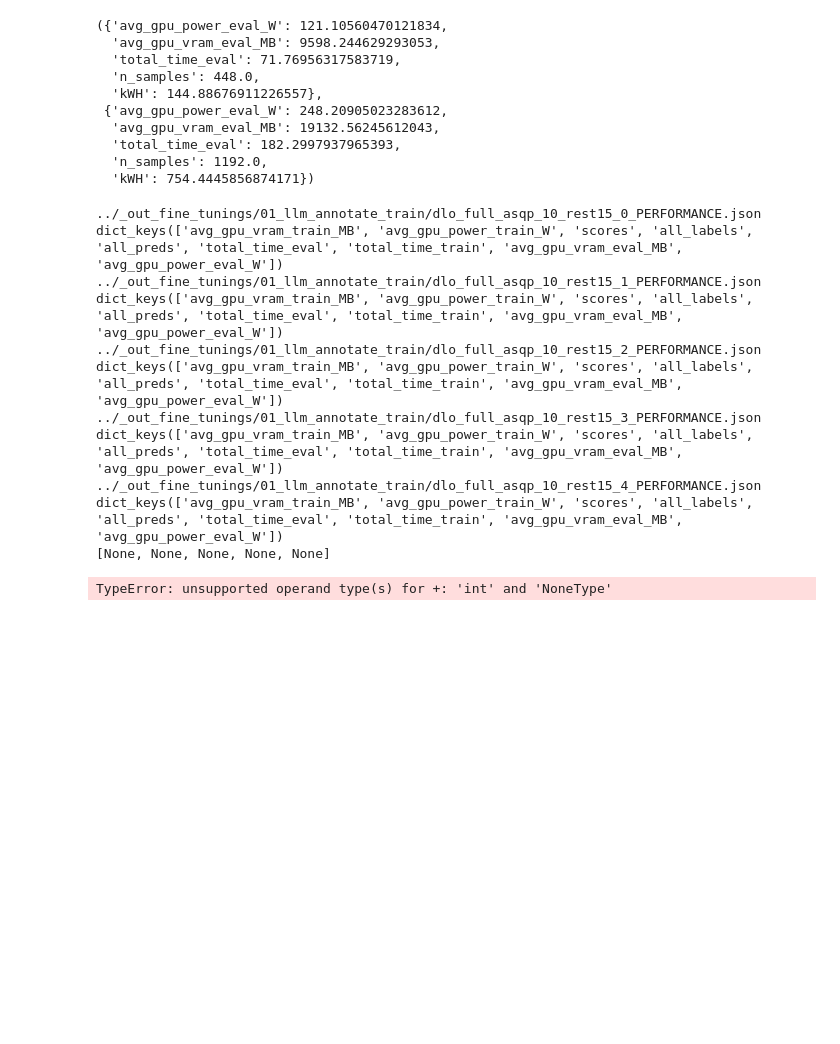
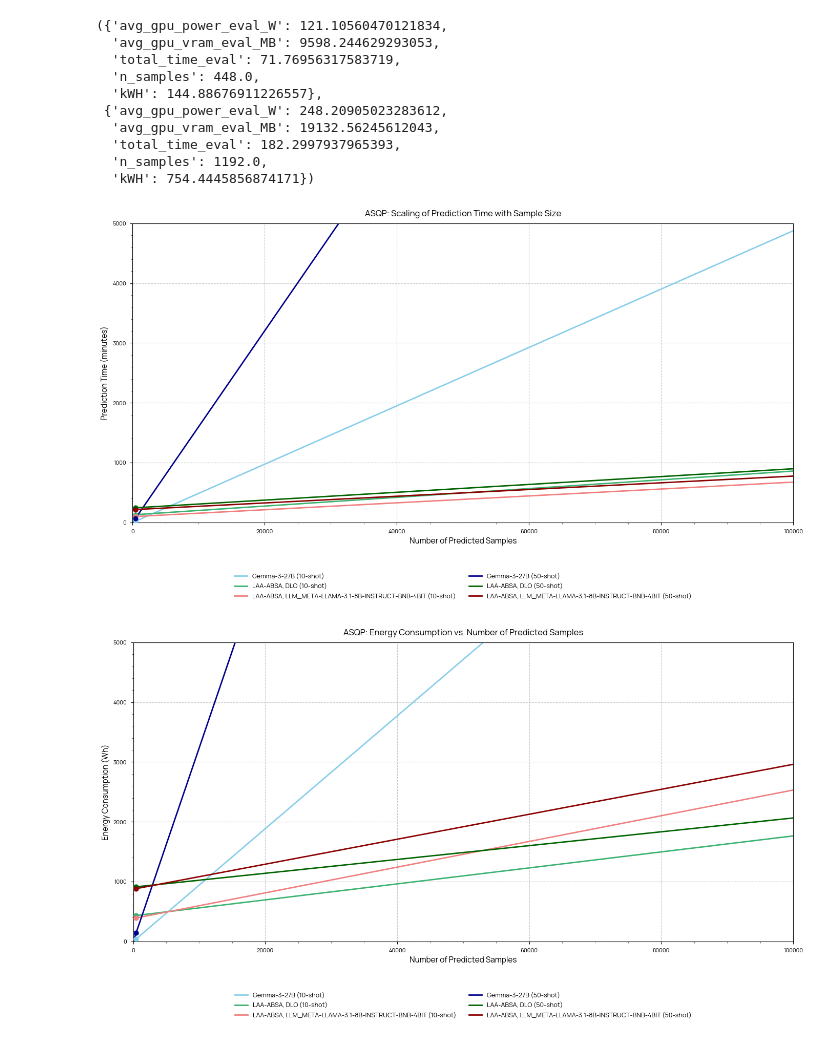
Before and after one commit to NilsHellwig/LA-ABSA, a Jupyter notebook: plots/02_memory_usage_analysis.ipynb, the cells around one changed output. Cells and saved outputs as stored; diff of their text form; code cells hidden in the pictures; blank space fills up the shorter version.

```diff
--- a/plots/02_memory_usage_analysis.ipynb
+++ b/plots/02_memory_usage_analysis.ipynb
@@ -118,7 +115,7 @@ def draw_plot(title_x, title_y, plot_title, data=[], maximum_y=1000, maximum_x=1
     plt.rcParams['font.sans-serif'] = prop.get_name()
     plt.style.use('seaborn-v0_8-paper')
 
-    plt.figure(figsize=(6, 4), dpi=100)
+    plt.figure(figsize=(14, 8), dpi=100)
 
     for d in data:
         x = np.array(d["x"])
@@ -127,7 +124,7 @@ def draw_plot(title_x, title_y, plot_title, data=[], maximum_y=1000, maximum_x=1
         plt.scatter([x[-1]], [y[-1]], color=d["line_color"], s=50, zorder=5)
 
         if x[1] > x[0]:
-          N_TIMES_SCALE = 200
+          N_TIMES_SCALE = 1000
           x[1] = x[1] * N_TIMES_SCALE
           y[1] = y[1] + (y[1] - y[0]) * (N_TIMES_SCALE-1)
 
@@ -238,8 +235,8 @@ for task in ["asqp", "tasd"]:
         "Prediction Time (minutes)",
         f"{task.upper()}: Scaling of Prediction Time with Sample Size",
         plot_data,
-        maximum_y=2000,
-        maximum_x=50000,
+        maximum_y=5000,
+        maximum_x=100000,
     )
 
     # Draw energy consumption plot
@@ -248,44 +245,34 @@ for task in ["asqp", "tasd"]:
         if "annotate" not in config["scores"]:
             # Standard prompting
             plot_data.append({
                 "x": [0, config["scores"]["n_samples"]],
                 "y": [0, config["scores"]["kWH"]],
                 "legend_title_line": config["label"],
                 "line_color": config["color"],
             })
         else:
             # LAAA methods
             annotate = config["scores"]["annotate"]
             method = config["scores"]["method"]
 
             plot_data.append({
                 "x": [0, method["n_samples_test"]],
                 "y": [
                     annotate["kWH"] + method["kWH_train"],
                     annotate["kWH"] + method["kWH_train"] + method["kWH_eval"],
                 ],
                 "legend_title_line": config["label"],
                 "line_color": config["color"],
             })
 
     draw_plot(
         "Number of Predicted Samples",
         "Energy Consumption (Wh)",
         f"{task.upper()}: Energy Consumption vs. Number of Predicted Samples",
         plot_data,
-        maximum_y=2000,
-        maximum_x=50000,
+        maximum_y=5000,
+        maximum_x=100000,
     )
 # %% [output]
-../_out_fine_tunings/01_llm_annotate_train/dlo_full_asqp_10_rest15_0_PERFORMANCE.json
-dict_keys(['avg_gpu_vram_train_MB', 'avg_gpu_power_train_W', 'scores', 'all_labels', 'all_preds', 'total_time_eval', 'total_time_train', 'avg_gpu_vram_eval_MB', 'avg_gpu_power_eval_W'])
-../_out_fine_tunings/01_llm_annotate_train/dlo_full_asqp_10_rest15_1_PERFORMANCE.json
-dict_keys(['avg_gpu_vram_train_MB', 'avg_gpu_power_train_W', 'scores', 'all_labels', 'all_preds', 'total_time_eval', 'total_time_train', 'avg_gpu_vram_eval_MB', 'avg_gpu_power_eval_W'])
-../_out_fine_tunings/01_llm_annotate_train/dlo_full_asqp_10_rest15_2_PERFORMANCE.json
-dict_keys(['avg_gpu_vram_train_MB', 'avg_gpu_power_train_W', 'scores', 'all_labels', 'all_preds', 'total_time_eval', 'total_time_train', 'avg_gpu_vram_eval_MB', 'avg_gpu_power_eval_W'])
-../_out_fine_tunings/01_llm_annotate_train/dlo_full_asqp_10_rest15_3_PERFORMANCE.json
-dict_keys(['avg_gpu_vram_train_MB', 'avg_gpu_power_train_W', 'scores', 'all_labels', 'all_preds', 'total_time_eval', 'total_time_train', 'avg_gpu_vram_eval_MB', 'avg_gpu_power_eval_W'])
-../_out_fine_tunings/01_llm_annotate_train/dlo_full_asqp_10_rest15_4_PERFORMANCE.json
-dict_keys(['avg_gpu_vram_train_MB', 'avg_gpu_power_train_W', 'scores', 'all_labels', 'all_preds', 'total_time_eval', 'total_time_train', 'avg_gpu_vram_eval_MB', 'avg_gpu_power_eval_W'])
-[None, None, None, None, None]
-TypeError: unsupported operand type(s) for +: 'int' and 'NoneType'
+[figure, added]
+[figure, added]
```
Also changed, not shown: parts of 2 cells of this notebook, 1 other file.
